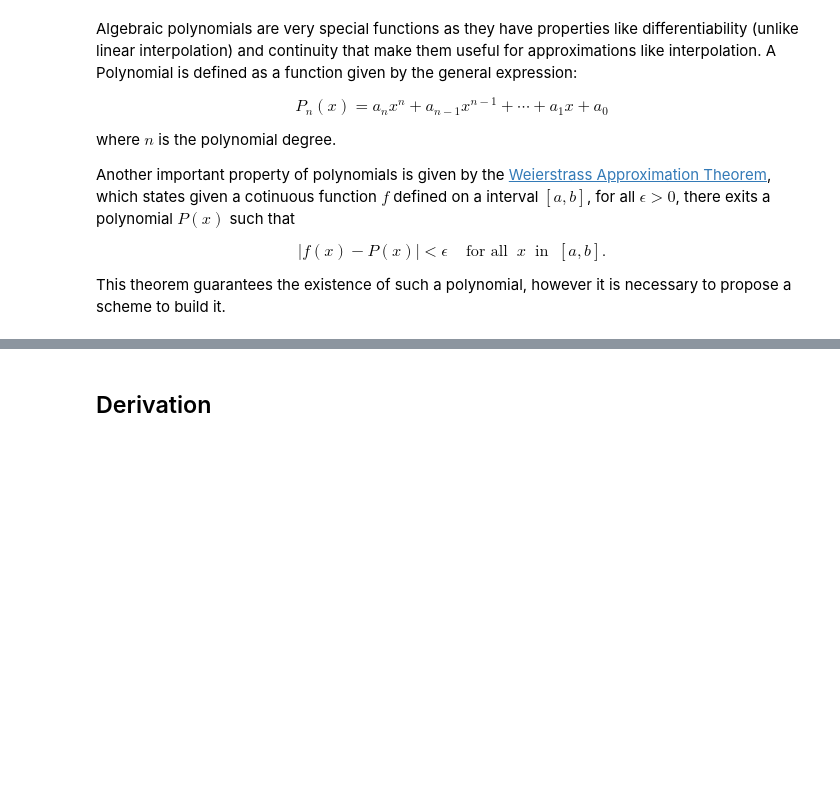
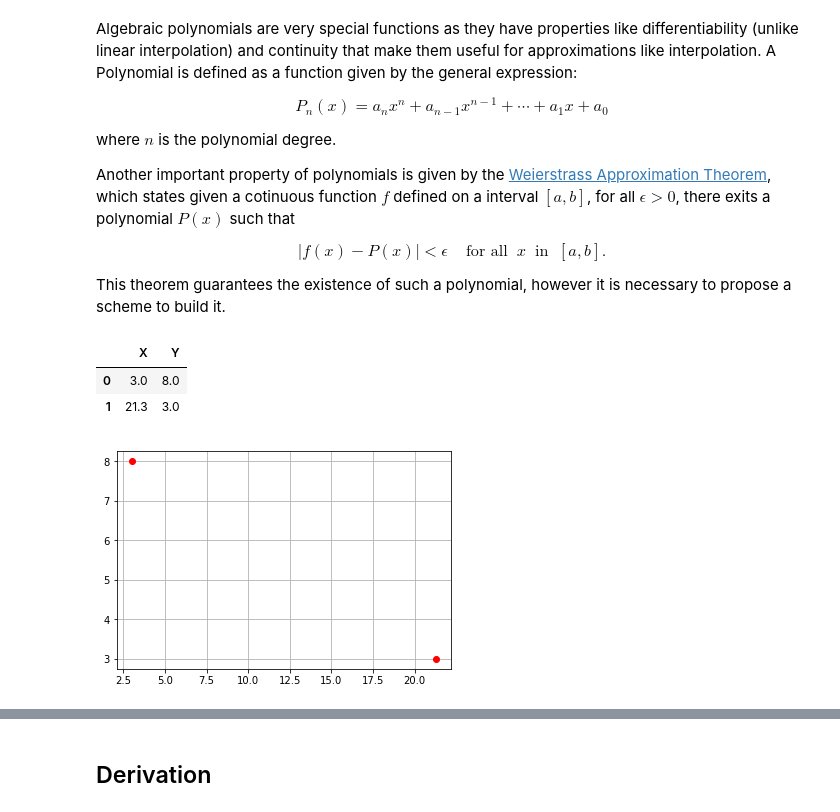
Before and after one commit to sbustamante/ComputationalMethods, a Jupyter notebook: material/interpolation.ipynb, the cells around one changed output, grey strips where cells are left out. Cells and saved outputs as stored; diff of their text form; code cells hidden in the pictures; blank space fills up the shorter version.

```diff
--- a/material/interpolation.ipynb
+++ b/material/interpolation.ipynb
@@ -217,3 +219,18 @@ Another important property of polynomials is given by the [Weierstrass Approxima
 $$|f(x) - P(x)|<\epsilon\ \ \ \ \  \mbox{for all }\ x\ \mbox{ in }\ [a,b].$$
 
 This theorem guarantees the existence of such a polynomial, however it is necessary to propose a scheme to build it.
+# %%
+df=pd.DataFrame({ 'X':[3,21.3],
+                  'Y':[8.,3.]
+                 }
+                )
+df
+# %% [output]
+|  | X | Y |
+| 0 | 3.0 | 8.0 |
+| 1 | 21.3 | 3.0 |
+# %%
+plt.plot(df.X,df.Y,'ro')
+plt.grid()
+# %% [output]
+[figure, added]
```
Also changed, not shown: parts of 16 cells of this notebook.
